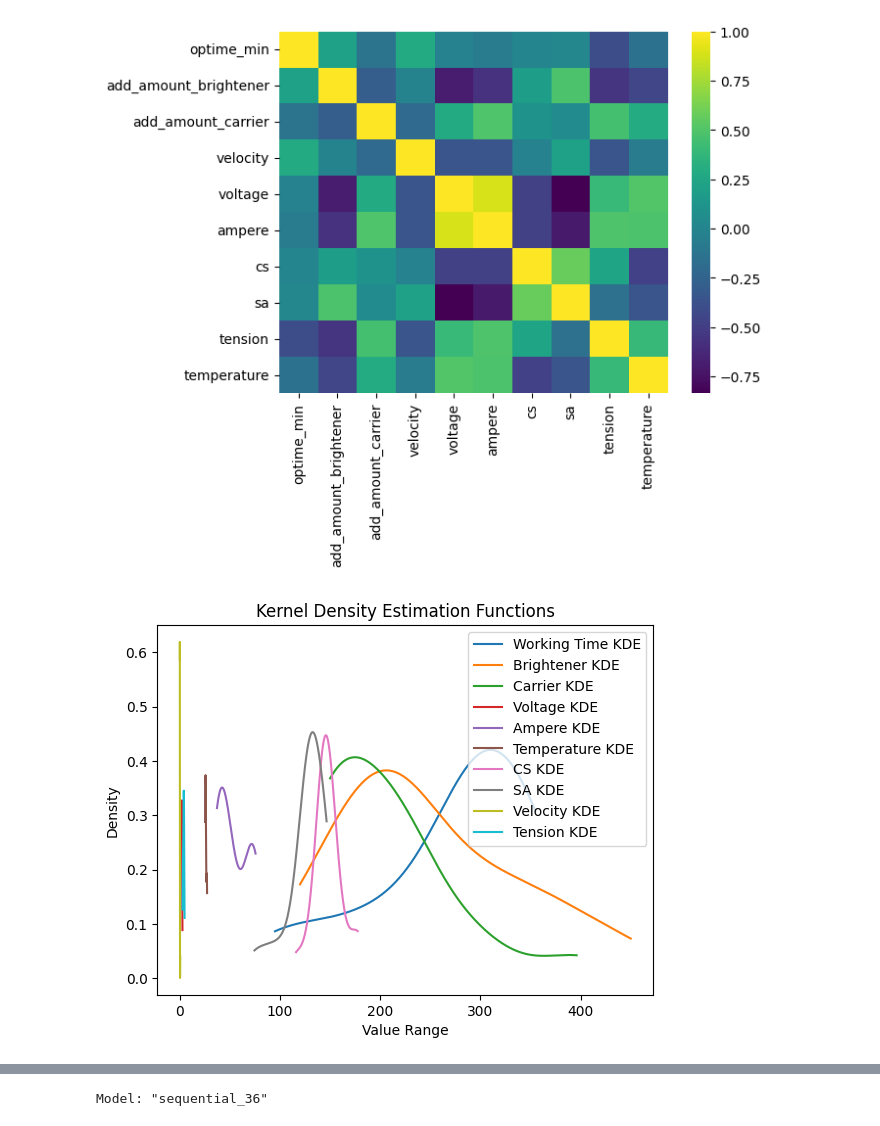
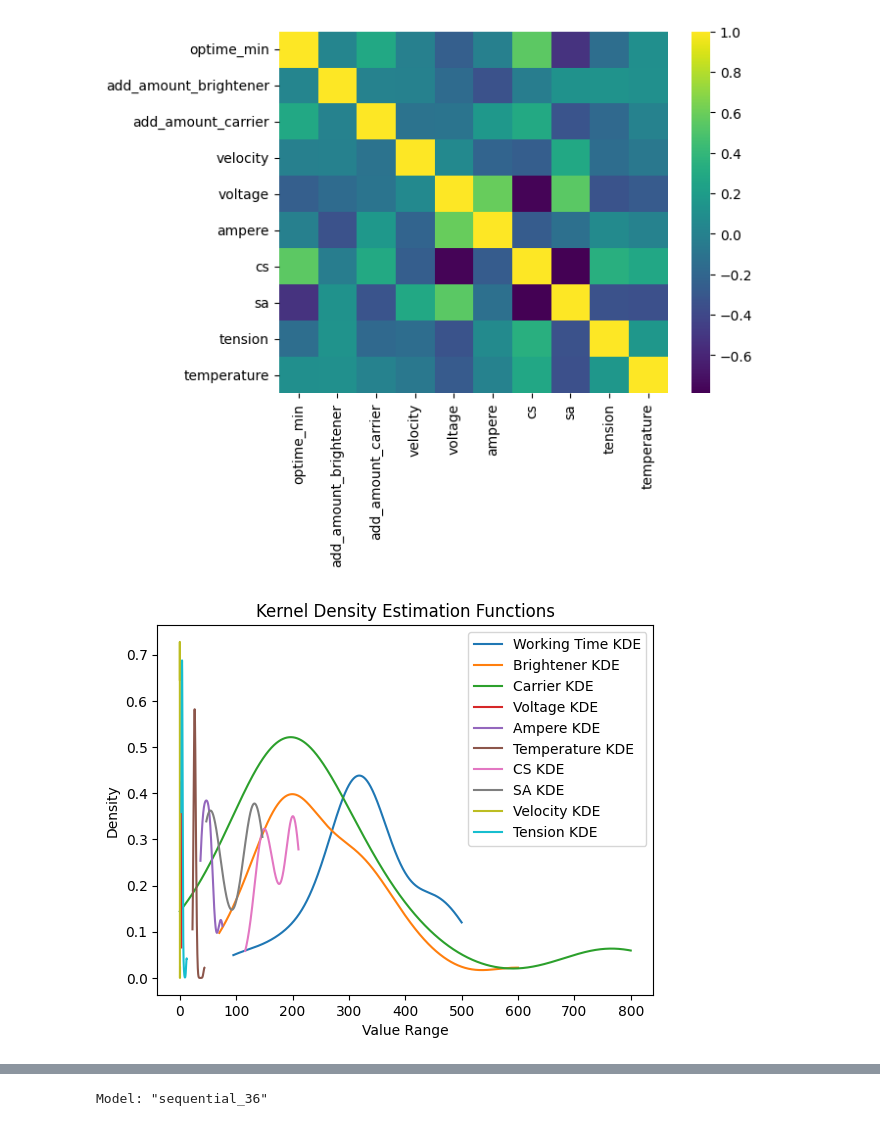
Before and after one commit to elecun/flame-ffc-model, a Jupyter notebook: multi-variable_nn.ipynb, the cells around one changed output, grey strips where cells are left out. Cells and saved outputs as stored; diff of their text form; code cells hidden in the pictures.

```diff
--- a/multi-variable_nn.ipynb
+++ b/multi-variable_nn.ipynb
@@ -17,8 +17,8 @@ import seaborn as sns
 from sklearn.metrics import explained_variance_score, mean_absolute_error, mean_squared_error
 # %%
 # 1. Load Raw Data
-# csv_raw = pd.read_csv("./data/data_2024_clear2.csv", skiprows=1, parse_dates=['datetime'], dayfirst=False)
-csv_raw = pd.read_csv("./data/data.csv", skiprows=1, parse_dates=['datetime'], dayfirst=False)
+csv_raw = pd.read_csv("./data/data_2024_clear2.csv", skiprows=1, parse_dates=['datetime'], dayfirst=False)
+#csv_raw = pd.read_csv("./data/data.csv", skiprows=1, parse_dates=['datetime'], dayfirst=False)
 
 # 2. extract usable raw component(columns) ordered by datatime
 raw_data = csv_raw[['datetime', 'warmup', 'off',
@@ -159,7 +159,7 @@ corr = X.corr()
 sns.heatmap(corr, cmap='viridis')
 plt.show()
 # %% [output]
-[figure, old version]
+[figure, new version]
 # %%
 # kernel density estimation to resample more data
 bw = 'scott'
@@ -175,7 +175,7 @@ velocity_kde = gaussian_kde(velocity_normalized, bw_method=bw)
 tension_kde = gaussian_kde(tension_normalized, bw_method=bw)
 
 # resample from kde
-n_sample = 1000
+n_sample = 2000
 
 x_optime = np.linspace(min(optime_mean_normalized), max(optime_mean_normalized), n_sample)
 x_brightener = np.linspace(min(add_amount_brightener_normalized), max(add_amount_brightener_normalized), n_sample)
@@ -201,34 +201,34 @@ tension_df = tension_kde(x_tension)
 
 
 rx_optime = optime_scaler.inverse_transform(x_optime.reshape(1, -1)).flatten()
 rx_brightener = brightener_scaler.inverse_transform(x_brightener.reshape(1, -1)).flatten()
 rx_carrier = carrier_scaler.inverse_transform(x_carrier.reshape(1, -1)).flatten()
 rx_voltage = voltage_scaler.inverse_transform(x_voltage.reshape(1, -1)).flatten()
 rx_ampere = ampere_scaler.inverse_transform(x_ampere.reshape(1, -1)).flatten()
 rx_temperature = temperature_scaler.inverse_transform(x_temperature.reshape(1, -1)).flatten()
 rx_cs = cs_scaler.inverse_transform(x_cs.reshape(1, -1)).flatten()
 rx_sa = sa_scaler.inverse_transform(x_sa.reshape(1, -1)).flatten()
 rx_velocity = velocity_scaler.inverse_transform(x_velocity.reshape(1, -1)).flatten()
 rx_tension = tension_scaler.inverse_transform(x_tension.reshape(1, -1)).flatten()
 
 
 plt.plot(rx_optime, optime_df, label='Working Time KDE')
 plt.plot(rx_brightener, brightener_df, label='Brightener KDE')
 plt.plot(rx_carrier, carrier_df, label='Carrier KDE')
 plt.plot(rx_voltage, voltage_df, label='Voltage KDE')
 plt.plot(rx_ampere, ampere_df, label='Ampere KDE')
 plt.plot(rx_temperature, temperature_df, label='Temperature KDE')
 plt.plot(rx_cs, cs_df, label='CS KDE')
 plt.plot(rx_sa, sa_df, label='SA KDE')
 plt.plot(rx_velocity, velocity_df, label='Velocity KDE')
 plt.plot(rx_tension, tension_df, label='Tension KDE')
 plt.xlabel('Value Range')
 plt.ylabel('Density')
 plt.title('Kernel Density Estimation Functions')
 plt.legend()
 plt.show()
 # %% [output]
-[figure, old version]
+[figure, new version]
 # %%
 # Modeling
 from tensorflow.keras import layers, models
```
Also changed, not shown: parts of 3 cells of this notebook, 7 other files.
